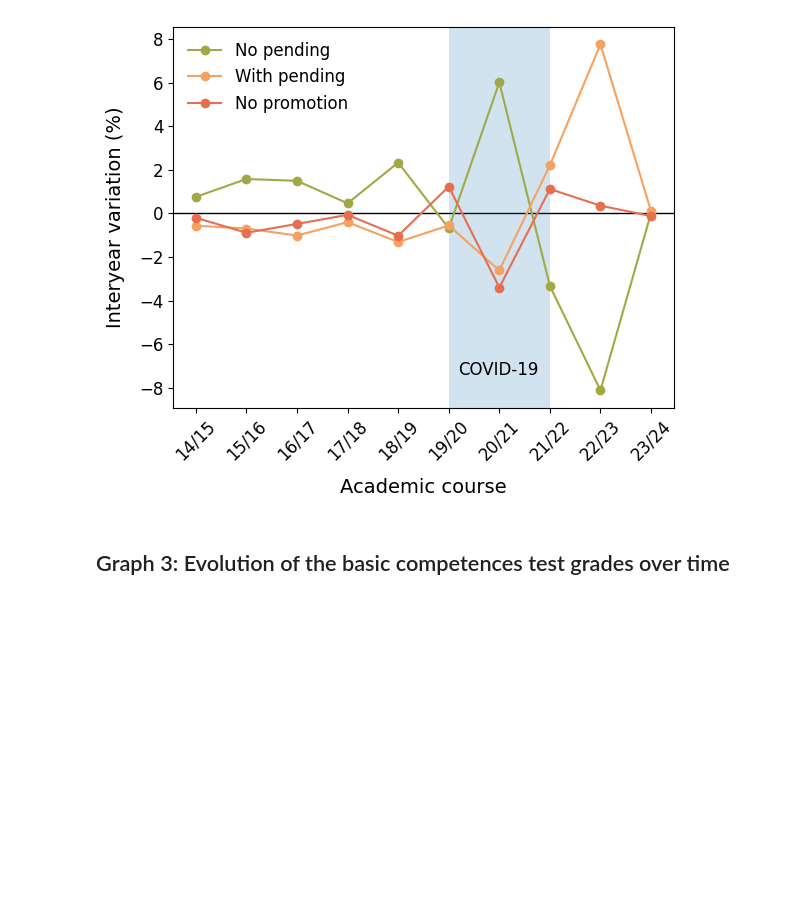
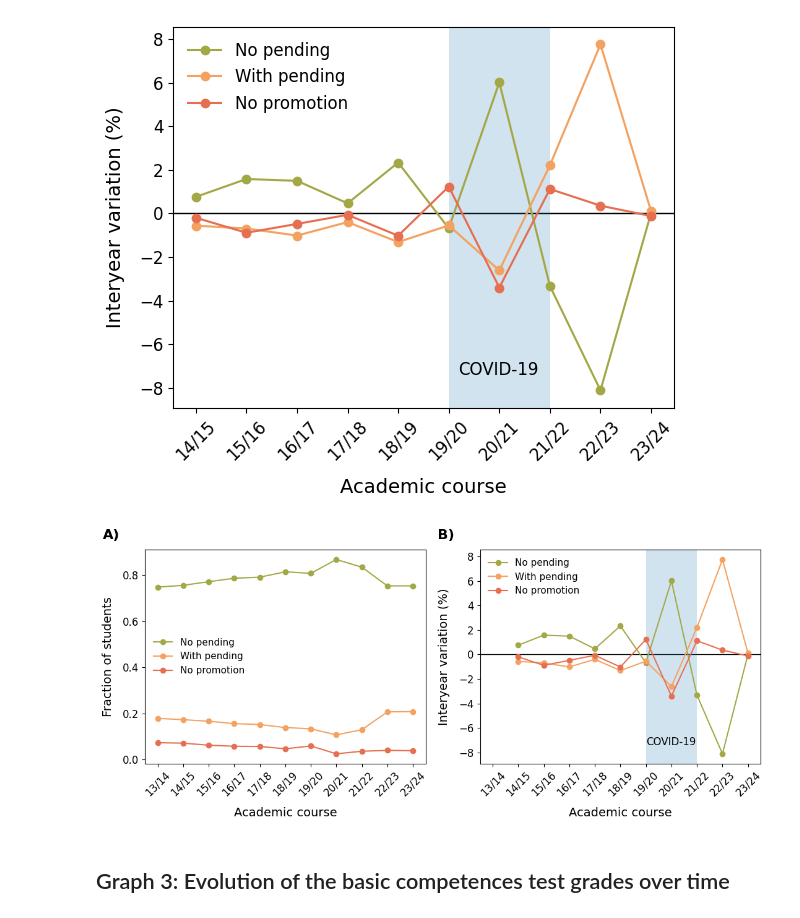
Before and after one commit to annaszymanskicortes/truco-o-dato, a Jupyter notebook: notebook_ander.ipynb, the cells around one changed output. Saved outputs shown, nothing was run; the diff lists cells and outputs as text; code cells hidden in the pictures; blank space fills up the shorter version.

```diff
--- a/notebook_ander.ipynb
+++ b/notebook_ander.ipynb
@@ -364,6 +364,87 @@ plt.savefig("data_Ander/interyear_variation.pdf", dpi=300, bbox_inches='tight')
 plt.show()
 # %% [output]
 [figure]
+# %%
+import matplotlib.pyplot as plt
+import numpy as np
+
+# Proporciones
+prop = pivot.div(pivot.sum(axis=1), axis=0)
+courses = list(prop.index)  # ['2013-14', '2014-15', ...]
+pretty_labels = [c[2:].replace('-', '/') for c in courses]
+x = np.arange(len(courses))
+
+# Diferencia interanual (% puntos)
+delta = prop.diff()
+delta_pct = delta * 100
+
+covid_start = '2019-20'
+covid_end   = '2021-22'
+i_start = courses.index(covid_start)
+i_end   = courses.index(covid_end)
+
+# Figura con dos subplots lado a lado
+fig, (ax1, ax2) = plt.subplots(1, 2, figsize=(11, 5), sharex=True)
+
+# A) Proporciones
+ax1.plot(x, prop['PROMOCIONA SENSE PENDENTS'], marker='o',
+         label='No pending', color=TAP20cb[3])
+ax1.plot(x, prop['PROMOCIONA AMB PENDENTS'], marker='o',
+         label='With pending', color=TAP20cb[4])
+ax1.plot(x, prop['NO PROMOCIONA'], marker='o',
+         label='No promotion', color=TAP20cb[5])
+
+ax1.set_xlabel("Academic course", labelpad=10, fontsize=14)
+ax1.set_ylabel("Fraction of students", labelpad=10, fontsize=14)
+ax1.tick_params(axis='both', labelsize=12)
+ax1.legend(fontsize=11, frameon=False, loc='center left')
+
+# Letra A) ligeramente fuera, arriba a la izquierda
+ax1.text(-0.15, 1.05, "A)",
+         transform=ax1.transAxes,
+         fontsize=16, fontweight="bold")
+
+# B) Variación interanual
+ax2.plot(x, delta_pct['PROMOCIONA SENSE PENDENTS'],
+         marker='o', linestyle='-', label='No pending', color=TAP20cb[3])
+ax2.plot(x, delta_pct['PROMOCIONA AMB PENDENTS'],
+         marker='o', linestyle='-', label='With pending', color=TAP20cb[4])
+ax2.plot(x, delta_pct['NO PROMOCIONA'],
+         marker='o', linestyle='-', label='No promotion', color=TAP20cb[5])
+
+ax2.axhline(0, color='black', linewidth=1, zorder=1)
+
+ax2.set_xlabel("Academic course", labelpad=10, fontsize=14)
+ax2.set_ylabel("Interyear variation (%)", labelpad=10, fontsize=14)
+ax2.tick_params(axis='both', labelsize=12)
+ax2.legend(fontsize=11, frameon=False)
+
+# sombreado COVID sólo en el B) (como lo tenías)
+ax2.axvspan(i_start, i_end, alpha=0.2, edgecolor='none')
+ax2.text(0.68, 0.1, 'COVID-19',
+         horizontalalignment='center',
+         verticalalignment='center',
+         transform=ax2.transAxes,
+         fontsize=12)
+
+# Letra B) ligeramente fuera, arriba a la izquierda
+ax2.text(-0.15, 1.05, "B)",
+         transform=ax2.transAxes,
+         fontsize=16, fontweight="bold")
+
+# Eje X compartido con etiquetas 16/17, etc.
+for ax in (ax1, ax2):
+    ax.set_xticks(x)
+    ax.set_xticklabels(pretty_labels, rotation=45, fontsize=12)
+
+plt.tight_layout()
+plt.savefig("data_Ander/promotion_and_variation.svg",
+            dpi=300, bbox_inches='tight')
+plt.savefig("data_Ander/promotion_and_variation.pdf",
+            dpi=300, bbox_inches='tight')
+plt.show()
+# %% [output]
+[figure, added]
 # %% [markdown]
 ## Graph 3: Evolution of the basic competences test grades over time
 # %% [markdown]
```
Also changed, not shown: parts of 4 cells of this notebook, 10 other files.
